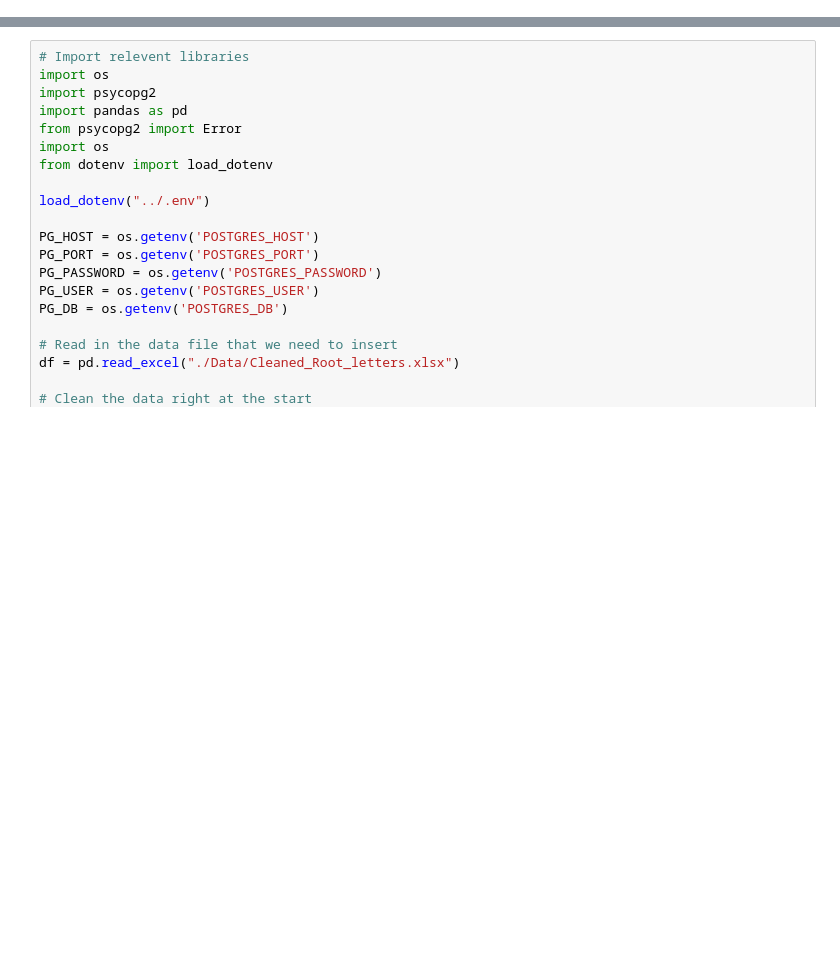
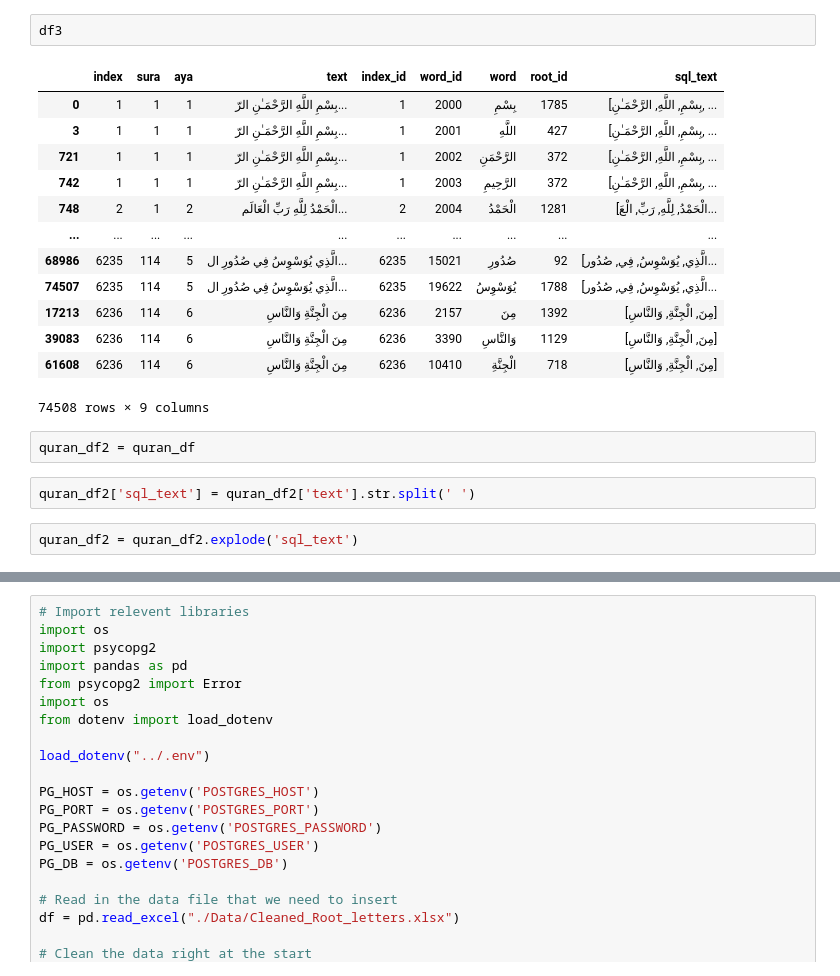
Before and after one commit to Quran-Journey/backend, a Jupyter notebook: db/rough work.ipynb, the cells around one changed output, grey strips where cells are left out. Cells and saved outputs as stored; diff of their text form; blank space fills up the shorter version.

```diff
--- a/db/rough work.ipynb
+++ b/db/rough work.ipynb
@@ -0,0 +313,22 @@
+# %%
+df3
+# %% [output]
+|  | index | sura | aya | text | index_id | word_id | word | root_id | sql_text |
+| 0 | 1 | 1 | 1 | بِسْمِ اللَّهِ الرَّحْمَـٰنِ الرّ... | 1 | 2000 | بِسْمِ | 1785 | [بِسْمِ, اللَّهِ, الرَّحْمَـٰنِ, ... |
+| 3 | 1 | 1 | 1 | بِسْمِ اللَّهِ الرَّحْمَـٰنِ الرّ... | 1 | 2001 | اللَّهِ | 427 | [بِسْمِ, اللَّهِ, الرَّحْمَـٰنِ, ... |
+| 721 | 1 | 1 | 1 | بِسْمِ اللَّهِ الرَّحْمَـٰنِ الرّ... | 1 | 2002 | الرَّحْمَنِ | 372 | [بِسْمِ, اللَّهِ, الرَّحْمَـٰنِ, ... |
+| 742 | 1 | 1 | 1 | بِسْمِ اللَّهِ الرَّحْمَـٰنِ الرّ... | 1 | 2003 | الرَّحِيمِ | 372 | [بِسْمِ, اللَّهِ, الرَّحْمَـٰنِ, ... |
+| 748 | 2 | 1 | 2 | الْحَمْدُ لِلَّهِ رَبِّ الْعَالَم... | 2 | 2004 | الْحَمْدُ | 1281 | [الْحَمْدُ, لِلَّهِ, رَبِّ, الْعَ... |
+| ... | ... | ... | ... | ... | ... | ... | ... | ... | ... |
+| 68986 | 6235 | 114 | 5 | الَّذِي يُوَسْوِسُ فِي صُدُورِ ال... | 6235 | 15021 | صُدُورِ | 92 | [الَّذِي, يُوَسْوِسُ, فِي, صُدُور... |
+| 74507 | 6235 | 114 | 5 | الَّذِي يُوَسْوِسُ فِي صُدُورِ ال... | 6235 | 19622 | يُوَسْوِسُ | 1788 | [الَّذِي, يُوَسْوِسُ, فِي, صُدُور... |
+| 17213 | 6236 | 114 | 6 | مِنَ الْجِنَّةِ وَالنَّاسِ | 6236 | 2157 | مِنَ | 1392 | [مِنَ, الْجِنَّةِ, وَالنَّاسِ] |
+| 39083 | 6236 | 114 | 6 | مِنَ الْجِنَّةِ وَالنَّاسِ | 6236 | 3390 | وَالنَّاسِ | 1129 | [مِنَ, الْجِنَّةِ, وَالنَّاسِ] |
+| 61608 | 6236 | 114 | 6 | مِنَ الْجِنَّةِ وَالنَّاسِ | 6236 | 10410 | الْجِنَّةِ | 718 | [مِنَ, الْجِنَّةِ, وَالنَّاسِ] |
+74508 rows × 9 columns
+# %%
+quran_df2 = quran_df
+# %%
+quran_df2['sql_text'] = quran_df2['text'].str.split(' ')
+# %%
+quran_df2 = quran_df2.explode('sql_text')
```
Also changed, not shown: parts of 84 cells of this notebook, 5 other files.
